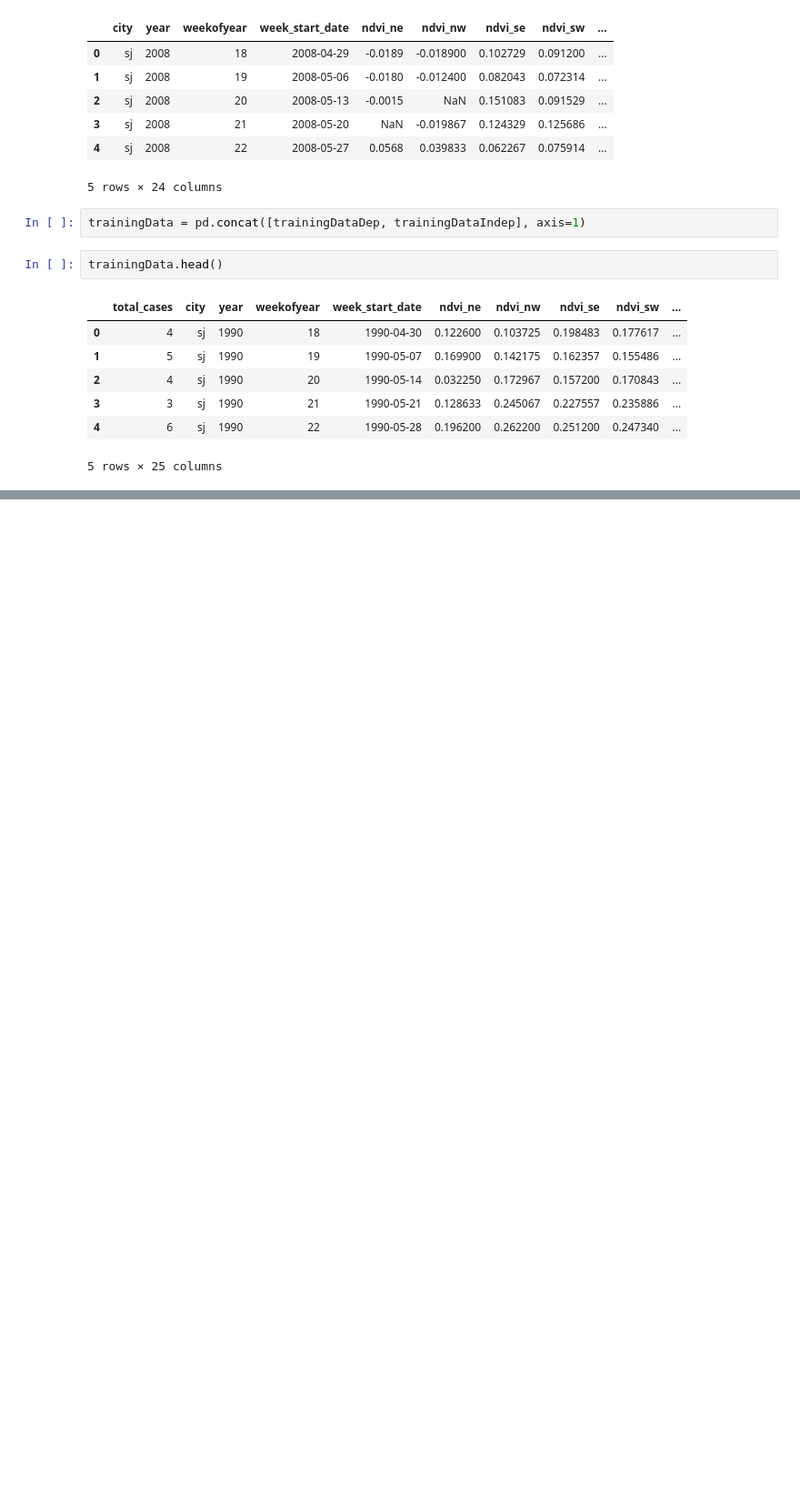
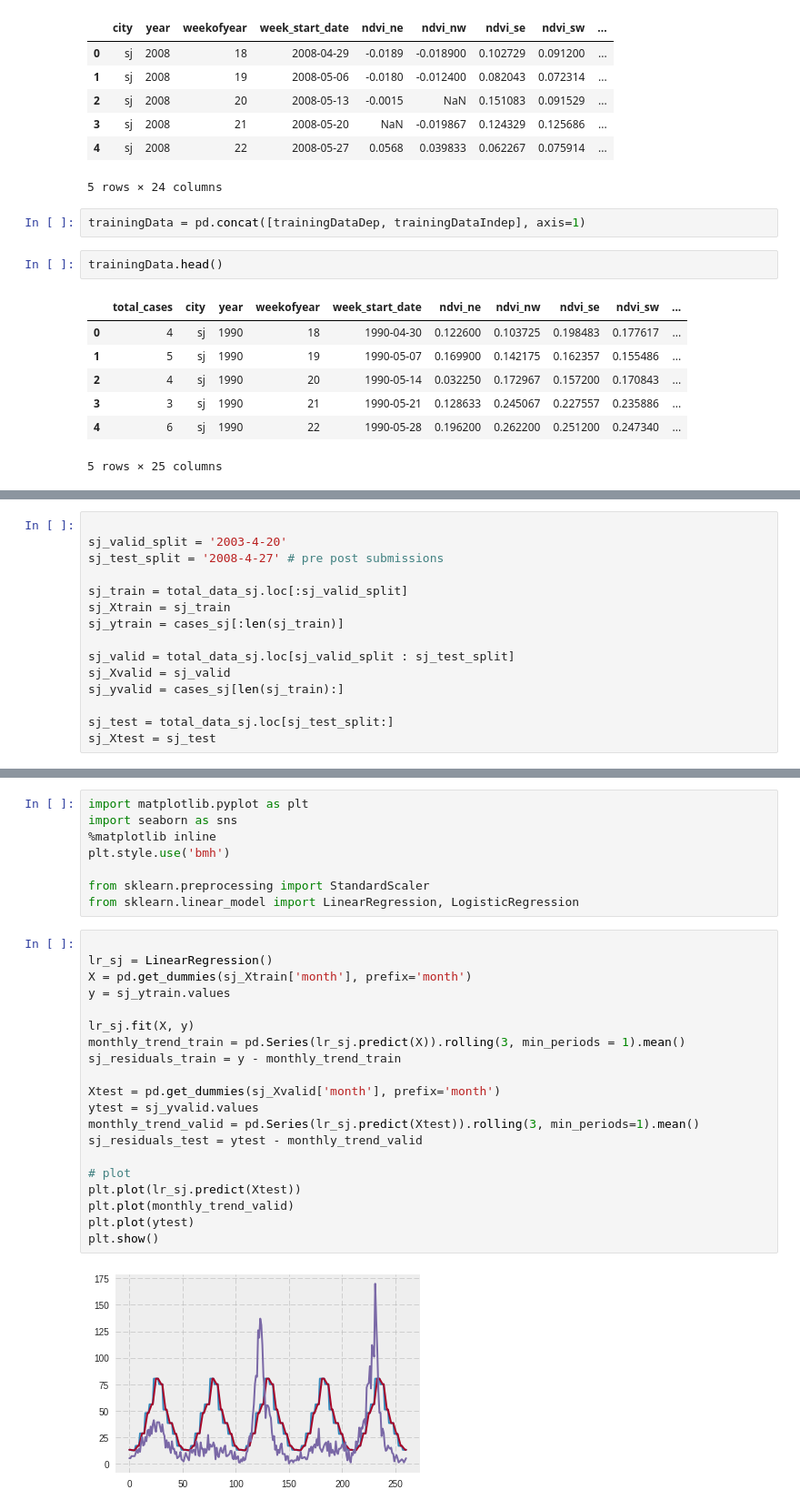
Before and after one commit to arunans23/DengAI-datadriven, a Jupyter notebook: DengiAIMlModel.ipynb, the cells around one changed output, grey strips where cells are left out. Shown: that part at 91% size. Saved outputs shown, nothing was run; the diff lists cells and outputs as text; blank space fills up the shorter version.

Commit message:
final ML_pickel_Model reuploaeded

```diff
--- a/DengiAIMlModel.ipynb
+++ b/DengiAIMlModel.ipynb
@@ -57,0 +111,15 @@ trainingData.head()
+# %%
+
+sj_valid_split = '2003-4-20'
+sj_test_split = '2008-4-27' # pre post submissions
+
+sj_train = total_data_sj.loc[:sj_valid_split]
+sj_Xtrain = sj_train
+sj_ytrain = cases_sj[:len(sj_train)]
+
+sj_valid = total_data_sj.loc[sj_valid_split : sj_test_split]
+sj_Xvalid = sj_valid
+sj_yvalid = cases_sj[len(sj_train):]
+
+sj_test = total_data_sj.loc[sj_test_split:]
+sj_Xtest = sj_test
@@ -57,0 +141,30 @@ trainingData.head()
+# %%
+import matplotlib.pyplot as plt
+import seaborn as sns
+%matplotlib inline
+plt.style.use('bmh')
+
+from sklearn.preprocessing import StandardScaler
+from sklearn.linear_model import LinearRegression, LogisticRegression
+# %%
+
+lr_sj = LinearRegression()
+X = pd.get_dummies(sj_Xtrain['month'], prefix='month')
+y = sj_ytrain.values
+
+lr_sj.fit(X, y)
+monthly_trend_train = pd.Series(lr_sj.predict(X)).rolling(3, min_periods = 1).mean()
+sj_residuals_train = y - monthly_trend_train
+
+Xtest = pd.get_dummies(sj_Xvalid['month'], prefix='month')
+ytest = sj_yvalid.values
+monthly_trend_valid = pd.Series(lr_sj.predict(Xtest)).rolling(3, min_periods=1).mean()
+sj_residuals_test = ytest - monthly_trend_valid
+
+# plot
+plt.plot(lr_sj.predict(Xtest))
+plt.plot(monthly_trend_valid)
+plt.plot(ytest)
+plt.show()
+# %% [output]
+[figure, added]
```
Also changed, not shown: parts of 37 cells of this notebook, 4 other files.
